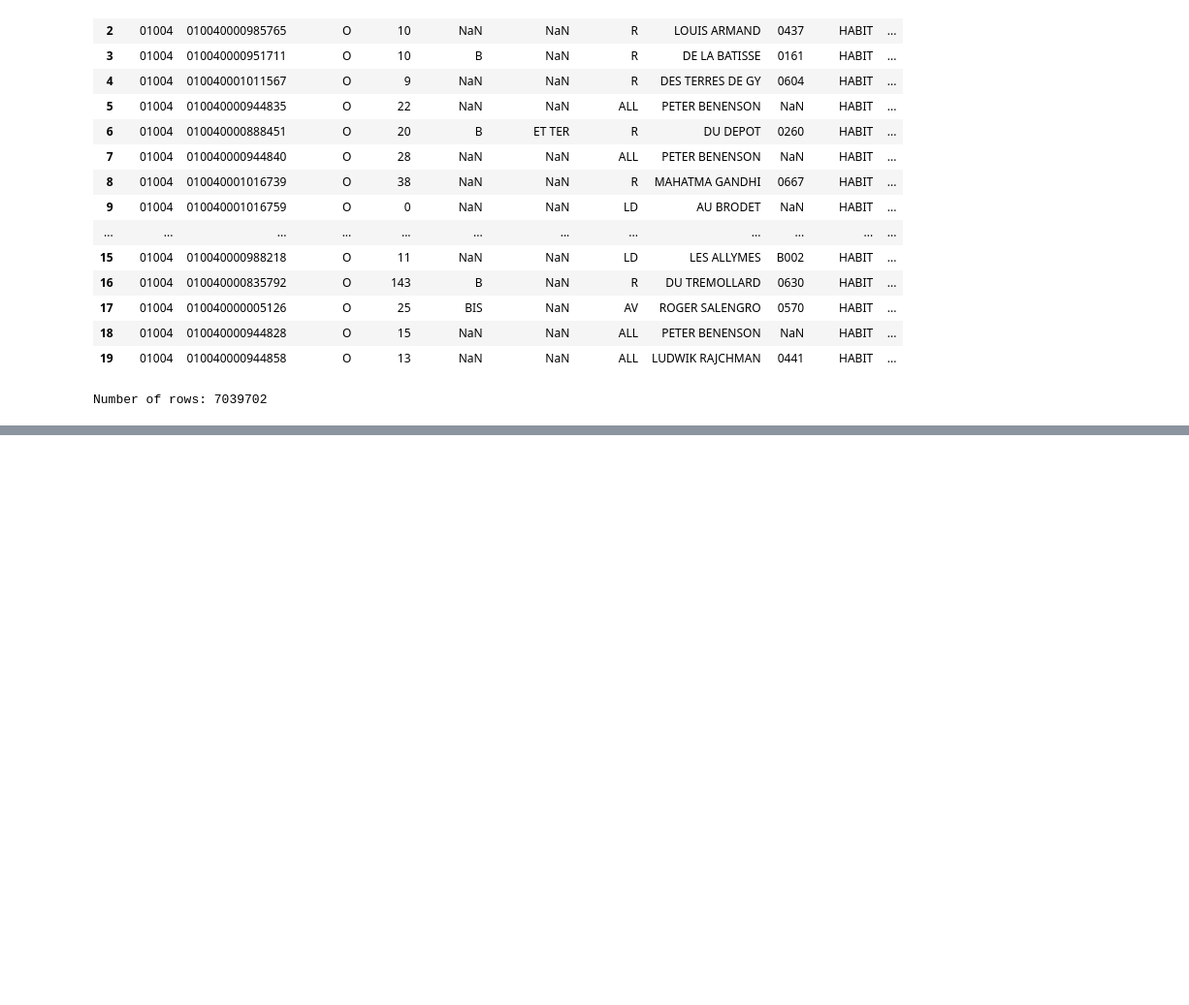
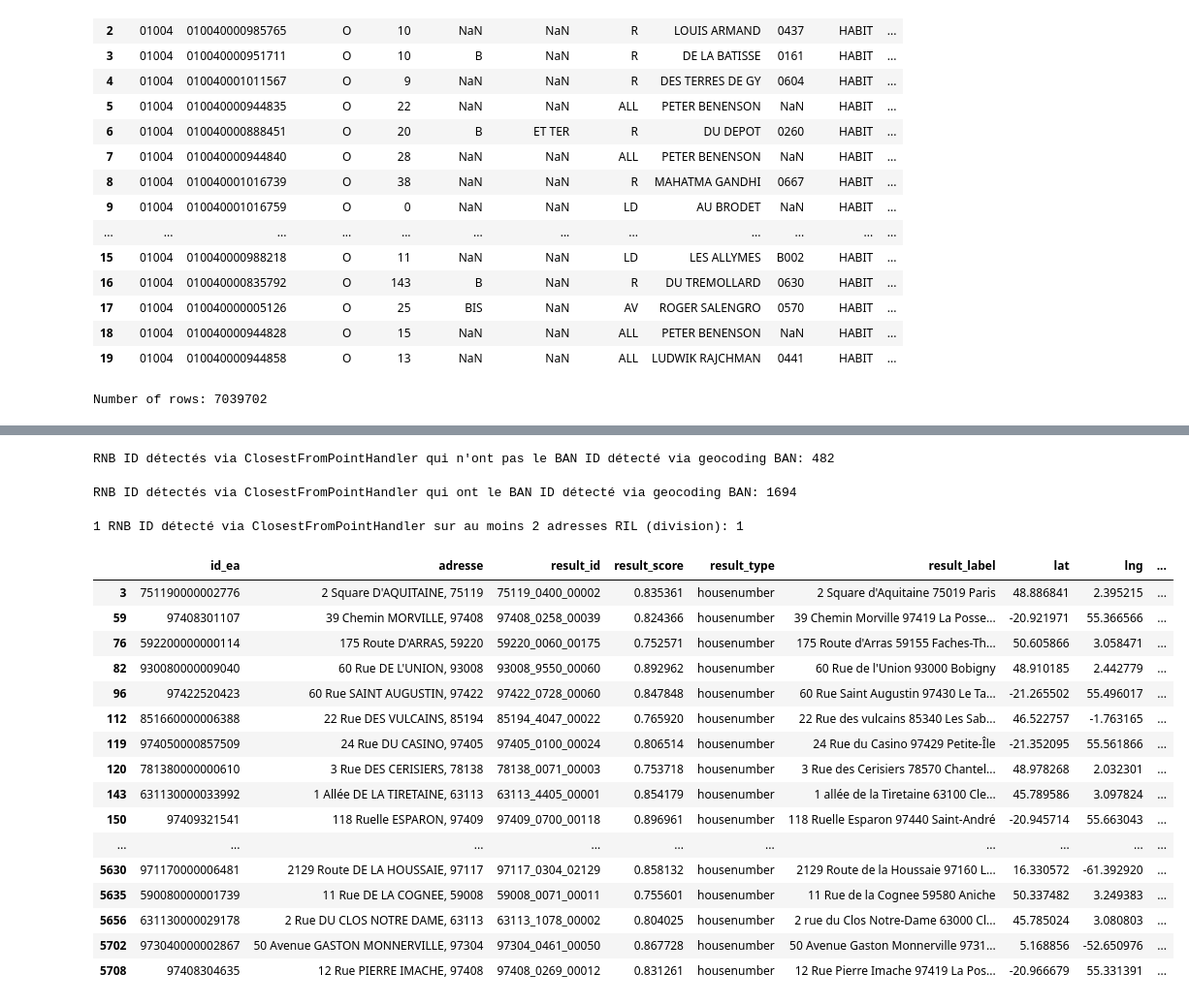
Before and after one commit to fab-geocommuns/RNB-coeur, a Jupyter notebook: app/notebooks/rapprochements/RIL/RIL.ipynb, the cells around one changed output, grey strips where cells are left out. Shown at 97% size. Cells and saved outputs as stored; diff of their text form; code cells hidden in the pictures; blank space fills up the shorter version.

```diff
--- a/app/notebooks/rapprochements/RIL/RIL.ipynb
+++ b/app/notebooks/rapprochements/RIL/RIL.ipynb
@@ -307,0 +366,5 @@ df_grouped.sample(100)
+# %%
+for k, v in guesser.guesses.items():
+    v['ban_id_from_point'] = [address.id for a in v['matches'] for address in a.addresses_read_only.all()]
+
+guesser.guesses['751190000002776']
@@ -307,0 +391,12 @@ df_grouped.sample(100)
+# %%
+all_buildings = []
+for k, v in guesser.guesses.items():
+    all_buildings.append({
+        **v['input'],
+        'rnb_id_from_point': v['rnb_id_from_point'],
+        'ban_id_from_point': v['ban_id_from_point'],
+        'match_reason': v['match_reason'],
+    })
+# %%
+df_with_building = pd.DataFrame(all_buildings)
+df_with_building.head()
@@ -307,0 +410,44 @@ df_grouped.sample(100)
+# %%
+filtre_1 = df_with_building[df_with_building.apply(lambda x: x['result_id'] not in x['ban_id_from_point'] and len(x['rnb_id_from_point']) > 0, axis=1)]
+
+print("RNB ID détectés via ClosestFromPointHandler qui n'ont pas le BAN ID détecté via geocoding BAN:", len(filtre_1))
+# %% [output]
+RNB ID détectés via ClosestFromPointHandler qui n'ont pas le BAN ID détecté via geocoding BAN: 482
+# %%
+filtre_2 = df_with_building[df_with_building.apply(lambda x: x['result_id'] in x['ban_id_from_point'], axis=1)]
+
+print("RNB ID détectés via ClosestFromPointHandler qui ont le BAN ID détecté via geocoding BAN:", len(filtre_2))
+# %% [output]
+RNB ID détectés via ClosestFromPointHandler qui ont le BAN ID détecté via geocoding BAN: 1694
+# %%
+df_exploded = df_with_building.explode('rnb_id_from_point')
+
+# 2. Trouver les doublons dans la colonne 'rnb_id_from_point'
+doublons = df_exploded[df_exploded.duplicated(subset='rnb_id_from_point', keep=False)]
+
+# 3. Récupérer les lignes originales ayant au moins un doublon
+lignes_avec_doublons = doublons['rnb_id_from_point'].nunique()
+
+print(f"1 RNB ID détecté via ClosestFromPointHandler sur au moins 2 adresses RIL (division): {lignes_avec_doublons}")
+# %% [output]
+1 RNB ID détecté via ClosestFromPointHandler sur au moins 2 adresses RIL (division): 1
+# %%
+filtre_1
+# %% [output]
+|  | id_ea | adresse | result_id | result_score | result_type | result_label | lat | lng | ... |
+| 3 | 751190000002776 | 2 Square D'AQUITAINE, 75119 | 75119_0400_00002 | 0.835361 | housenumber | 2 Square d'Aquitaine 75019 Paris | 48.886841 | 2.395215 | ... |
+| 59 | 97408301107 | 39 Chemin MORVILLE, 97408 | 97408_0258_00039 | 0.824366 | housenumber | 39 Chemin Morville 97419 La Posse... | -20.921971 | 55.366566 | ... |
+| 76 | 592200000000114 | 175 Route D'ARRAS, 59220 | 59220_0060_00175 | 0.752571 | housenumber | 175 Route d'Arras 59155 Faches-Th... | 50.605866 | 3.058471 | ... |
+| 82 | 930080000009040 | 60 Rue DE L'UNION, 93008 | 93008_9550_00060 | 0.892962 | housenumber | 60 Rue de l'Union 93000 Bobigny | 48.910185 | 2.442779 | ... |
+| 96 | 97422520423 | 60 Rue SAINT AUGUSTIN, 97422 | 97422_0728_00060 | 0.847848 | housenumber | 60 Rue Saint Augustin 97430 Le Ta... | -21.265502 | 55.496017 | ... |
+| 112 | 851660000006388 | 22 Rue DES VULCAINS, 85194 | 85194_4047_00022 | 0.765920 | housenumber | 22 Rue des vulcains 85340 Les Sab... | 46.522757 | -1.763165 | ... |
+| 119 | 974050000857509 | 24 Rue DU CASINO, 97405 | 97405_0100_00024 | 0.806514 | housenumber | 24 Rue du Casino 97429 Petite-Île | -21.352095 | 55.561866 | ... |
+| 120 | 781380000000610 | 3 Rue DES CERISIERS, 78138 | 78138_0071_00003 | 0.753718 | housenumber | 3 Rue des Cerisiers 78570 Chantel... | 48.978268 | 2.032301 | ... |
+| 143 | 631130000033992 | 1 Allée DE LA TIRETAINE, 63113 | 63113_4405_00001 | 0.854179 | housenumber | 1 allée de la Tiretaine 63100 Cle... | 45.789586 | 3.097824 | ... |
+| 150 | 97409321541 | 118 Ruelle ESPARON, 97409 | 97409_0700_00118 | 0.896961 | housenumber | 118 Ruelle Esparon 97440 Saint-André | -20.945714 | 55.663043 | ... |
+| ... | ... | ... | ... | ... | ... | ... | ... | ... | ... |
+| 5630 | 971170000006481 | 2129 Route DE LA HOUSSAIE, 97117 | 97117_0304_02129 | 0.858132 | housenumber | 2129 Route de la Houssaie 97160 L... | 16.330572 | -61.392920 | ... |
+| 5635 | 590080000001739 | 11 Rue DE LA COGNEE, 59008 | 59008_0071_00011 | 0.755601 | housenumber | 11 Rue de la Cognee 59580 Aniche | 50.337482 | 3.249383 | ... |
+| 5656 | 631130000029178 | 2 Rue DU CLOS NOTRE DAME, 63113 | 63113_1078_00002 | 0.804025 | housenumber | 2 rue du Clos Notre-Dame 63000 Cl... | 45.785024 | 3.080803 | ... |
+| 5702 | 973040000002867 | 50 Avenue GASTON MONNERVILLE, 97304 | 97304_0461_00050 | 0.867728 | housenumber | 50 Avenue Gaston Monnerville 9731... | 5.168856 | -52.650976 | ... |
+| 5708 | 97408304635 | 12 Rue PIERRE IMACHE, 97408 | 97408_0269_00012 | 0.831261 | housenumber | 12 Rue Pierre Imache 97419 La Pos... | -20.966679 | 55.331391 | ... |
```
Also changed, not shown: parts of 42 cells of this notebook.
